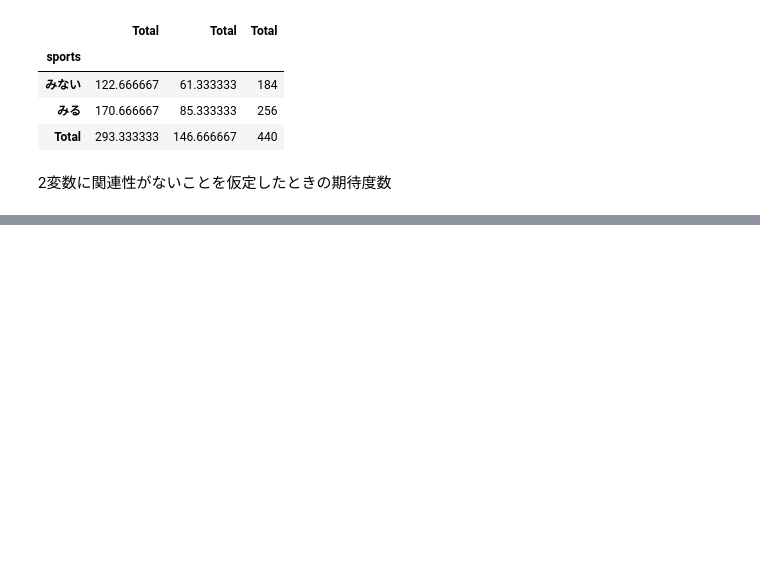
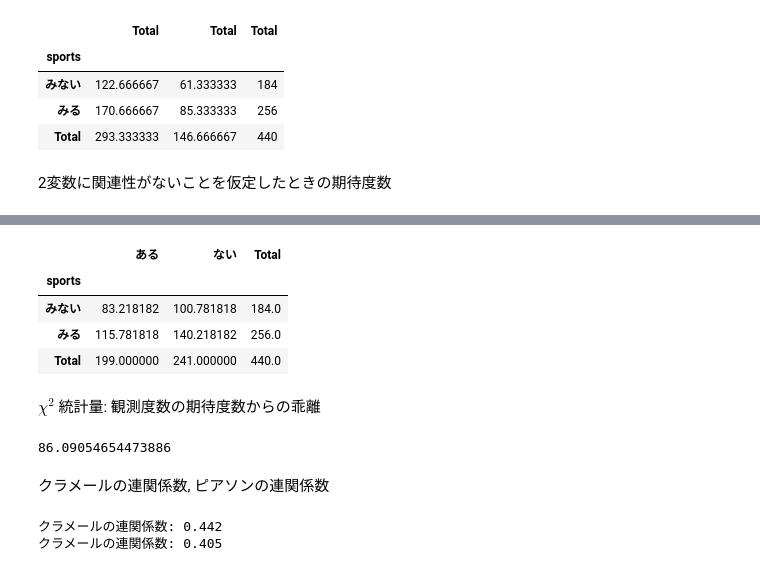
Before and after one commit to akmiccom/dataAnalyticsBasic, a Jupyter notebook: notebooks/c3.ipynb, the cells around one changed output, grey strips where cells are left out. Saved outputs shown, nothing was run; the diff lists cells and outputs as text; code cells hidden in the pictures; blank space fills up the shorter version.

```diff
--- a/notebooks/c3.ipynb
+++ b/notebooks/c3.ipynb
@@ -175,0 +180,30 @@ questionnaire_sum.
+# %%
+# 関連性がないときの期待度数
+unrelated_expected_freq = pd.DataFrame()
+unrelated_expected_freq['ある'] = questionnaire_sum['Total'] * questionnaire_sum.loc['Total', 'ある'] / questionnaire_sum.loc['Total', 'Total']
+unrelated_expected_freq['ない'] = questionnaire_sum['Total'] * questionnaire_sum.loc['Total', 'ない'] / questionnaire_sum.loc['Total', 'Total']
+unrelated_expected_freq['Total'] = unrelated_expected_freq.sum(axis=1)
+unrelated_expected_freq
+# %% [output]
+|  | ある | ない | Total |
+| sports |  |  |  |
+| みない | 83.218182 | 100.781818 | 184.0 |
+| みる | 115.781818 | 140.218182 | 256.0 |
+| Total | 199.000000 | 241.000000 | 440.0 |
+# %% [markdown]
+$\chi^2$ 統計量: 観測度数の期待度数からの乖離
+# %%
+chi2_ = ((questionnaire_sum - unrelated_expected_freq) ** 2 / unrelated_expected_freq).sum().sum()
+chi2_
+# %% [output]
+86.09054654473886
+# %% [markdown]
+クラメールの連関係数, ピアソンの連関係数
+# %%
+rc = np.sqrt(chi2_ / observation_freq.loc['Total', 'Total'] / (min(questionnaire_count.shape)-1))
+print(f'クラメールの連関係数: {rc:.03f}')
+rp = np.sqrt(chi2_ / (chi2_ + observation_freq.loc['Total', 'Total']))
+print(f'クラメールの連関係数: {rp:.03f}')
+# %% [output]
+クラメールの連関係数: 0.442
+クラメールの連関係数: 0.405
```
Also changed, not shown: parts of 7 cells of this notebook, 1 other file.
